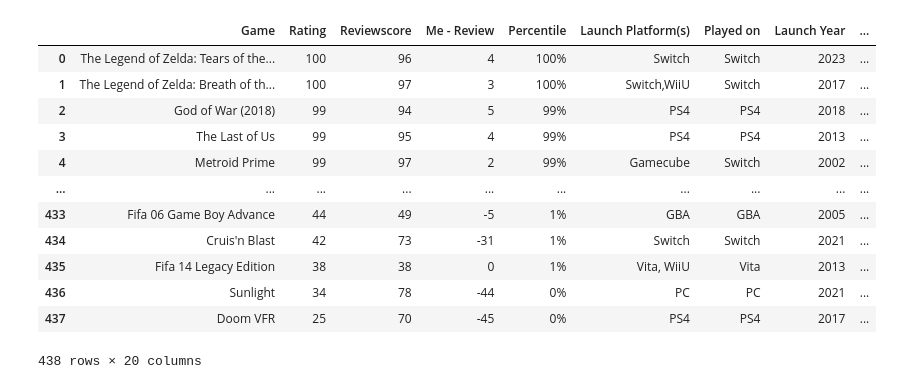
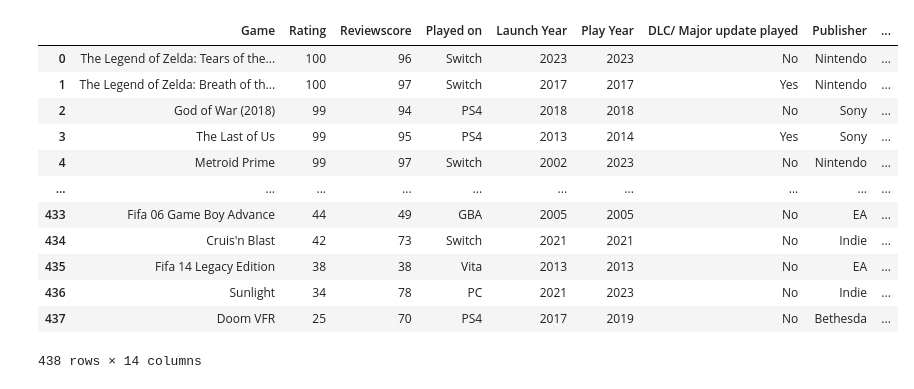
Before and after one commit to matthew-adams-optima/game_prediction_project, a Jupyter notebook: code/Model build.ipynb, the cells around one changed output. Cells and saved outputs as stored; diff of their text form; code cells hidden in the pictures.

```diff
--- a/code/Model build.ipynb
+++ b/code/Model build.ipynb
@@ -9,22 +12,24 @@ from sklearn.ensemble import GradientBoostingRegressor
 # %%
 # load the data
-raw_data = pd.read_csv('Games Database - Main Page.csv')
+raw_data = pd.read_csv('../data/Games Database - Main Page.csv')
 #show(raw_data)
+#drop fields we won't be needing
+raw_data.drop(['Me - Review', 'Percentile', 'Launch Platform(s)', 'Hours Played', 'Completion', 'Year(s) revisited/ continued/ earlier dabbled'], axis = 1, inplace = True)
 raw_data
 # %% [output]
-|  | Game | Rating | Reviewscore | Me - Review | Percentile | Launch Platform(s) | Played on | Launch Year | ... |
-| 0 | The Legend of Zelda: Tears of the... | 100 | 96 | 4 | 100% | Switch | Switch | 2023 | ... |
-| 1 | The Legend of Zelda: Breath of th... | 100 | 97 | 3 | 100% | Switch,WiiU | Switch | 2017 | ... |
-| 2 | God of War (2018) | 99 | 94 | 5 | 99% | PS4 | PS4 | 2018 | ... |
-| 3 | The Last of Us | 99 | 95 | 4 | 99% | PS4 | PS4 | 2013 | ... |
-| 4 | Metroid Prime | 99 | 97 | 2 | 99% | Gamecube | Switch | 2002 | ... |
+|  | Game | Rating | Reviewscore | Played on | Launch Year | Play Year | DLC/ Major update played | Publisher | ... |
+| 0 | The Legend of Zelda: Tears of the... | 100 | 96 | Switch | 2023 | 2023 | No | Nintendo | ... |
+| 1 | The Legend of Zelda: Breath of th... | 100 | 97 | Switch | 2017 | 2017 | Yes | Nintendo | ... |
+| 2 | God of War (2018) | 99 | 94 | PS4 | 2018 | 2018 | No | Sony | ... |
+| 3 | The Last of Us | 99 | 95 | PS4 | 2013 | 2014 | Yes | Sony | ... |
+| 4 | Metroid Prime | 99 | 97 | Switch | 2002 | 2023 | No | Nintendo | ... |
 | ... | ... | ... | ... | ... | ... | ... | ... | ... | ... |
-| 433 | Fifa 06 Game Boy Advance | 44 | 49 | -5 | 1% | GBA | GBA | 2005 | ... |
-| 434 | Cruis'n Blast | 42 | 73 | -31 | 1% | Switch | Switch | 2021 | ... |
-| 435 | Fifa 14 Legacy Edition | 38 | 38 | 0 | 1% | Vita, WiiU | Vita | 2013 | ... |
-| 436 | Sunlight | 34 | 78 | -44 | 0% | PC | PC | 2021 | ... |
-| 437 | Doom VFR | 25 | 70 | -45 | 0% | PS4 | PS4 | 2017 | ... |
+| 433 | Fifa 06 Game Boy Advance | 44 | 49 | GBA | 2005 | 2005 | No | EA | ... |
+| 434 | Cruis'n Blast | 42 | 73 | Switch | 2021 | 2021 | No | Indie | ... |
+| 435 | Fifa 14 Legacy Edition | 38 | 38 | Vita | 2013 | 2013 | No | EA | ... |
+| 436 | Sunlight | 34 | 78 | PC | 2021 | 2023 | No | Indie | ... |
+| 437 | Doom VFR | 25 | 70 | PS4 | 2017 | 2019 | No | Bethesda | ... |
-438 rows × 20 columns
+438 rows × 14 columns
 # %%
 # a bit of basic plotting
 fig = px.scatter(raw_data, x="Reviewscore", y="Rating", color="Played on", hover_name="Game")
```
Also changed, not shown: parts of 14 cells of this notebook, 3 other files.
